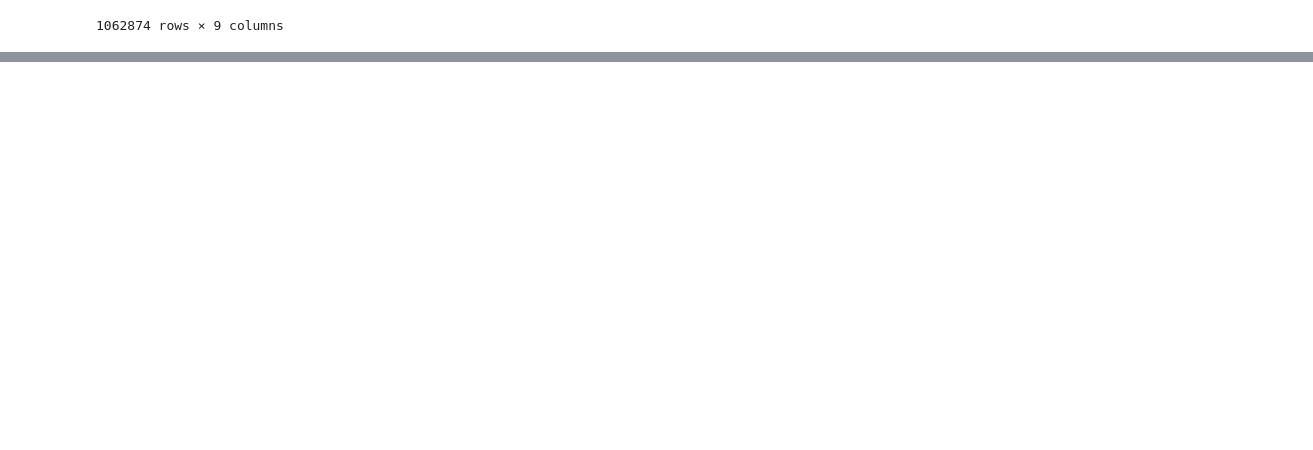
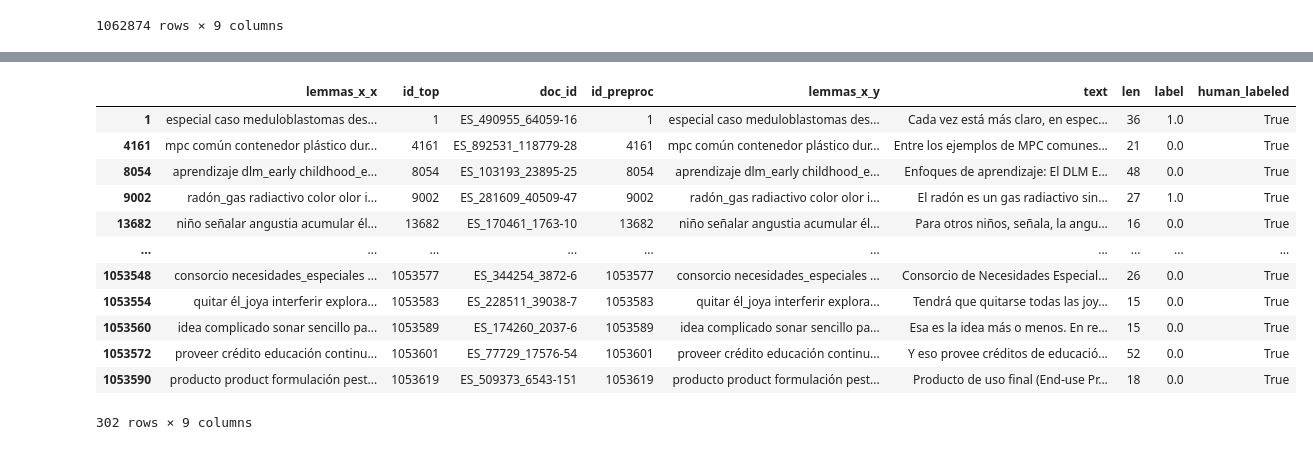
Before and after one commit to lcalvobartolome/mind, a Jupyter notebook: src/active_learning/test.ipynb, the cells around one changed output, grey strips where cells are left out. Saved outputs shown, nothing was run; the diff lists cells and outputs as text; code cells hidden in the pictures; blank space fills up the shorter version.

```diff
--- a/src/active_learning/test.ipynb
+++ b/src/active_learning/test.ipynb
@@ -110,0 +120,17 @@ df[df.human_labeled==True]
+# %%
+aux = df[df.human_labeled==True]
+aux
+# %% [output]
+|  | lemmas_x_x | id_top | doc_id | id_preproc | lemmas_x_y | text | len | label | human_labeled |
+| 1 | especial caso meduloblastomas des... | 1 | ES_490955_64059-16 | 1 | especial caso meduloblastomas des... | Cada vez está más claro, en espec... | 36 | 1.0 | True |
+| 4161 | mpc común contenedor plástico dur... | 4161 | ES_892531_118779-28 | 4161 | mpc común contenedor plástico dur... | Entre los ejemplos de MPC comunes... | 21 | 0.0 | True |
+| 8054 | aprendizaje dlm_early childhood_e... | 8054 | ES_103193_23895-25 | 8054 | aprendizaje dlm_early childhood_e... | Enfoques de aprendizaje: El DLM E... | 48 | 0.0 | True |
+| 9002 | radón_gas radiactivo color olor i... | 9002 | ES_281609_40509-47 | 9002 | radón_gas radiactivo color olor i... | El radón es un gas radiactivo sin... | 27 | 1.0 | True |
+| 13682 | niño señalar angustia acumular él... | 13682 | ES_170461_1763-10 | 13682 | niño señalar angustia acumular él... | Para otros niños, señala, la angu... | 16 | 0.0 | True |
+| ... | ... | ... | ... | ... | ... | ... | ... | ... | ... |
+| 1053548 | consorcio necesidades_especiales ... | 1053577 | ES_344254_3872-6 | 1053577 | consorcio necesidades_especiales ... | Consorcio de Necesidades Especial... | 26 | 0.0 | True |
+| 1053554 | quitar él_joya interferir explora... | 1053583 | ES_228511_39038-7 | 1053583 | quitar él_joya interferir explora... | Tendrá que quitarse todas las joy... | 15 | 0.0 | True |
+| 1053560 | idea complicado sonar sencillo pa... | 1053589 | ES_174260_2037-6 | 1053589 | idea complicado sonar sencillo pa... | Esa es la idea más o menos. En re... | 15 | 0.0 | True |
+| 1053572 | proveer crédito educación continu... | 1053601 | ES_77729_17576-54 | 1053601 | proveer crédito educación continu... | Y eso provee créditos de educació... | 52 | 0.0 | True |
+| 1053590 | producto product formulación pest... | 1053619 | ES_509373_6543-151 | 1053619 | producto product formulación pest... | Producto de uso final (End-use Pr... | 18 | 0.0 | True |
+302 rows × 9 columns
```
Also changed, not shown: parts of 37 cells of this notebook, 21 other files.
